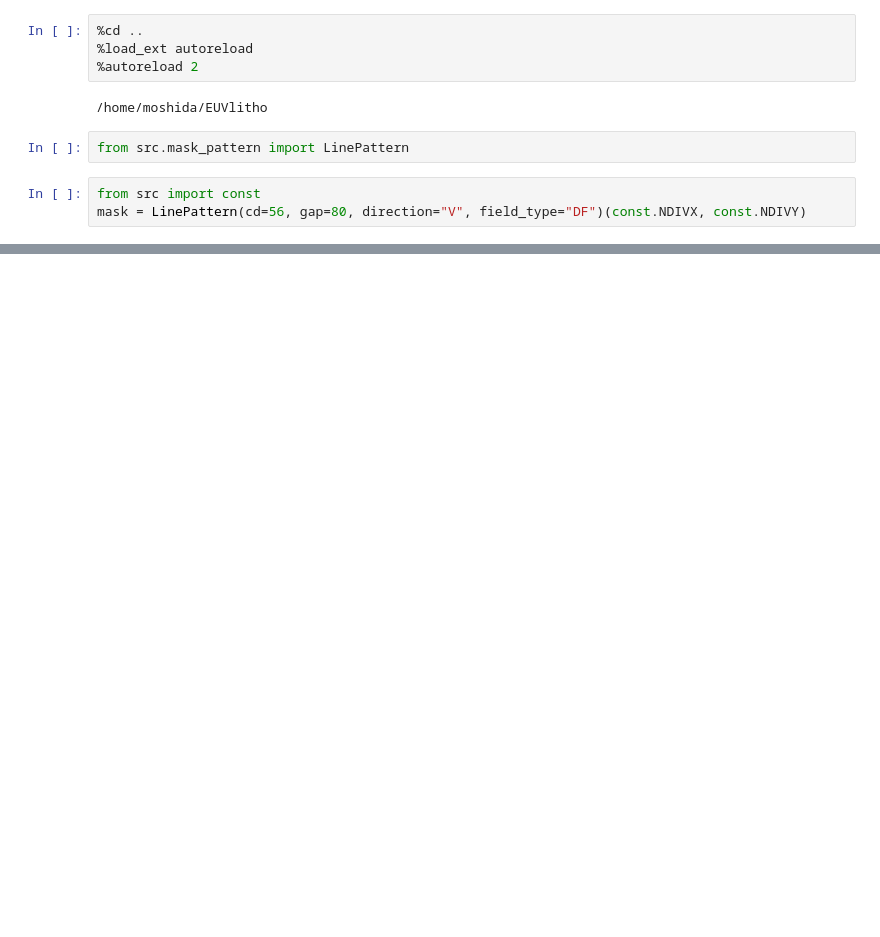
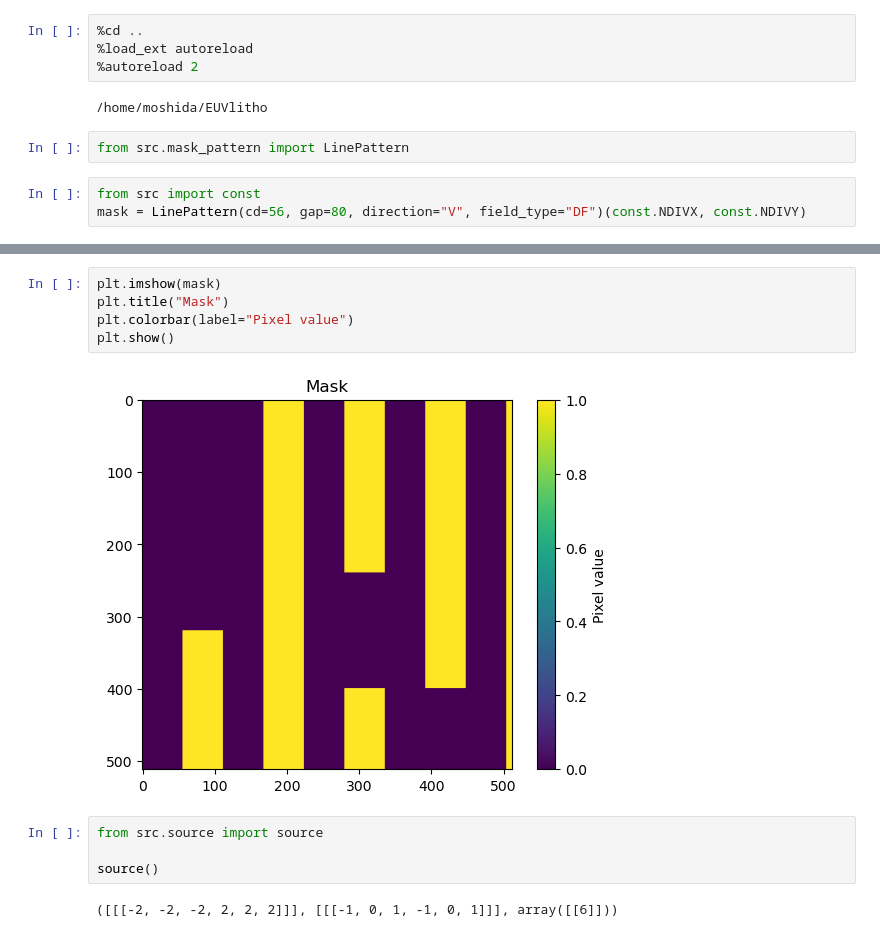
Before and after one commit to takahashi-edalab/EUVlitho, a Jupyter notebook: notebooks/debug.ipynb, the cells around one changed output, grey strips where cells are left out. Drawn from its saved outputs; the diff is of its cells as text; blank space fills up the shorter version.

```diff
--- a/notebooks/debug.ipynb
+++ b/notebooks/debug.ipynb
@@ -31,3 +29,16 @@ AttributeError: module 'src.const' has no attribute 'ampta'
+# %%
+plt.imshow(mask)
+plt.title("Mask")
+plt.colorbar(label="Pixel value")
+plt.show()
+# %% [output]
+[figure, added]
+# %%
+from src.source import source
+
+source()
+# %% [output]
+([[[-2, -2, -2, 2, 2, 2]]], [[[-1, 0, 1, -1, 0, 1]]], array([[6]]))
 # %%
 
 from src.intensity import intensity
```
Also changed, not shown: parts of 6 cells of this notebook, 6 other files.
